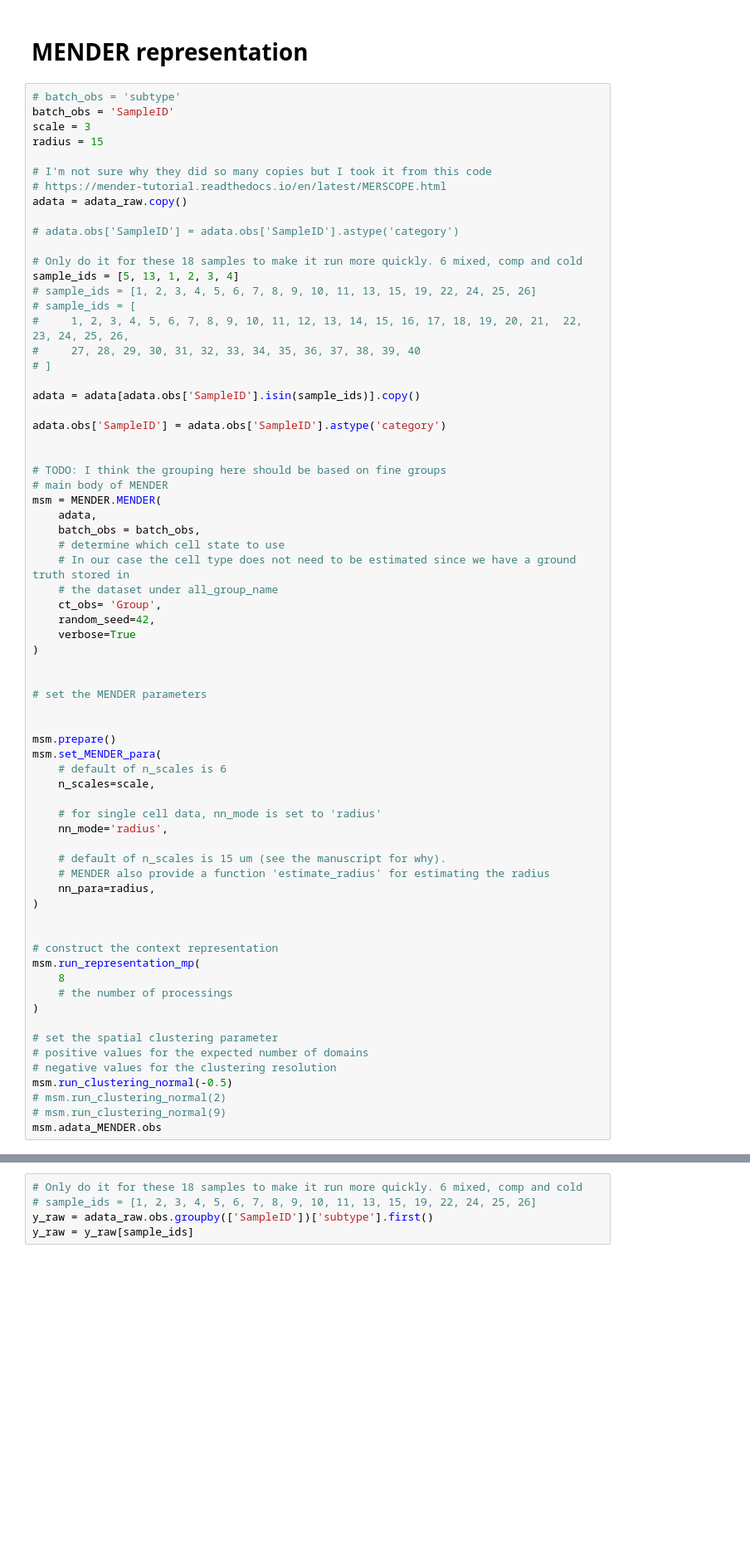
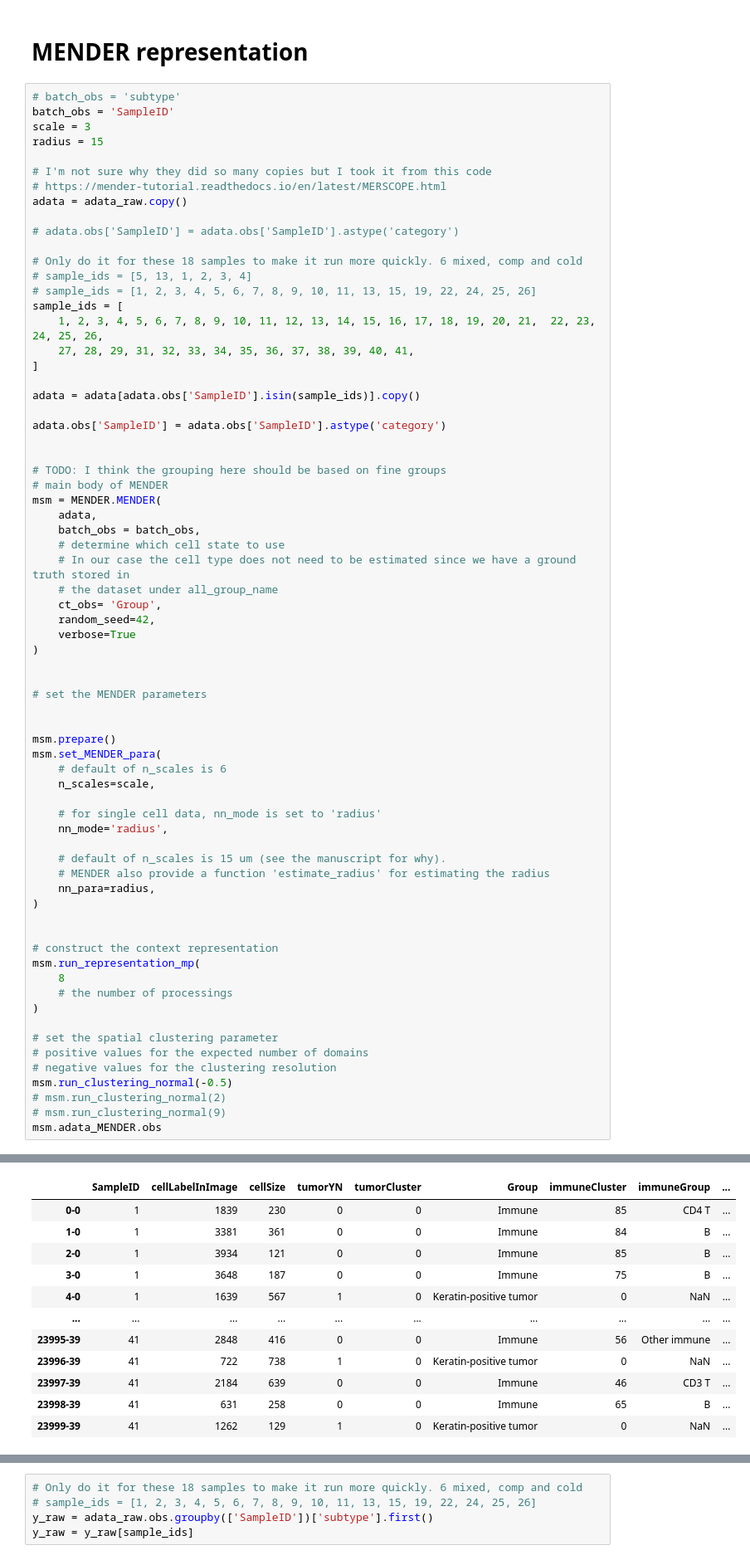
Before and after one commit to SamuelKarskens/mlbio, a Jupyter notebook: figure_6F.ipynb, the cells around one changed output, grey strips where cells are left out. Shown at 83% size. Drawn from its saved outputs; the diff is of its cells as text; blank space fills up the shorter version.

```diff
--- a/figure_6F.ipynb
+++ b/figure_6F.ipynb
@@ -349,12 +369,12 @@ adata = adata_raw.copy()
 # adata.obs['SampleID'] = adata.obs['SampleID'].astype('category')
 
 # Only do it for these 18 samples to make it run more quickly. 6 mixed, comp and cold
-sample_ids = [5, 13, 1, 2, 3, 4]
+# sample_ids = [5, 13, 1, 2, 3, 4]
 # sample_ids = [1, 2, 3, 4, 5, 6, 7, 8, 9, 10, 11, 13, 15, 19, 22, 24, 25, 26]
-# sample_ids = [
-#     1, 2, 3, 4, 5, 6, 7, 8, 9, 10, 11, 12, 13, 14, 15, 16, 17, 18, 19, 20, 21,  22, 23, 24, 25, 26,
-#     27, 28, 29, 30, 31, 32, 33, 34, 35, 36, 37, 38, 39, 40
-# ]
+sample_ids = [
+    1, 2, 3, 4, 5, 6, 7, 8, 9, 10, 11, 12, 13, 14, 15, 16, 17, 18, 19, 20, 21,  22, 23, 24, 25, 26,
+    27, 28, 29, 31, 32, 33, 34, 35, 36, 37, 38, 39, 40, 41,
+]
 
 adata = adata[adata.obs['SampleID'].isin(sample_ids)].copy()
 
@@ -410,0 +432,12 @@ Error:
+|  | SampleID | cellLabelInImage | cellSize | tumorYN | tumorCluster | Group | immuneCluster | immuneGroup | ... |
+| 0-0 | 1 | 1839 | 230 | 0 | 0 | Immune | 85 | CD4 T | ... |
+| 1-0 | 1 | 3381 | 361 | 0 | 0 | Immune | 84 | B | ... |
+| 2-0 | 1 | 3934 | 121 | 0 | 0 | Immune | 85 | B | ... |
+| 3-0 | 1 | 3648 | 187 | 0 | 0 | Immune | 75 | B | ... |
+| 4-0 | 1 | 1639 | 567 | 1 | 0 | Keratin-positive tumor | 0 | NaN | ... |
+| ... | ... | ... | ... | ... | ... | ... | ... | ... | ... |
+| 23995-39 | 41 | 2848 | 416 | 0 | 0 | Immune | 56 | Other immune | ... |
+| 23996-39 | 41 | 722 | 738 | 1 | 0 | Keratin-positive tumor | 0 | NaN | ... |
+| 23997-39 | 41 | 2184 | 639 | 0 | 0 | Immune | 46 | CD3 T | ... |
+| 23998-39 | 41 | 631 | 258 | 0 | 0 | Immune | 65 | B | ... |
+| 23999-39 | 41 | 1262 | 129 | 1 | 0 | Keratin-positive tumor | 0 | NaN | ... |
```
Also changed, not shown: parts of 15 cells of this notebook.
